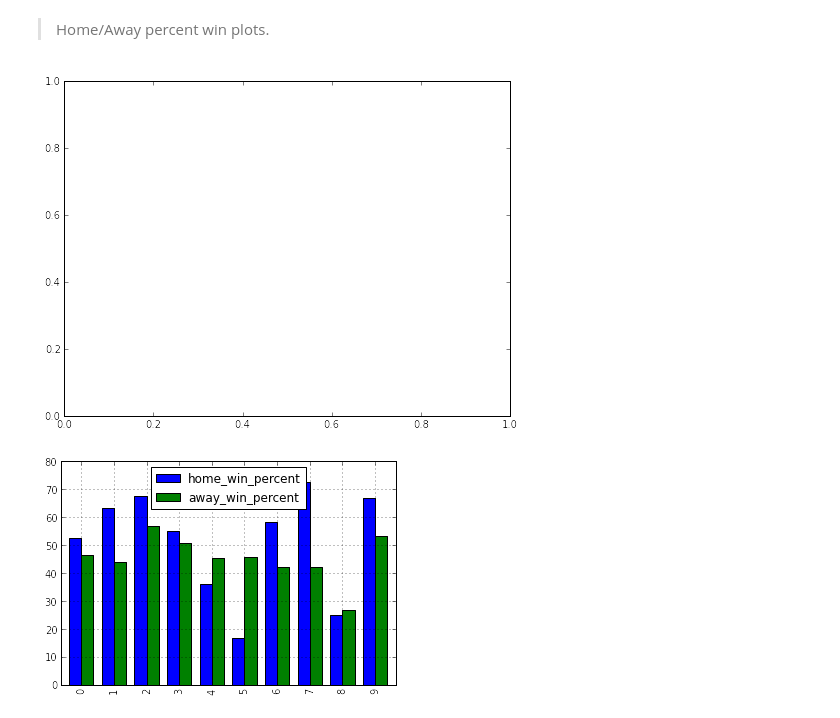
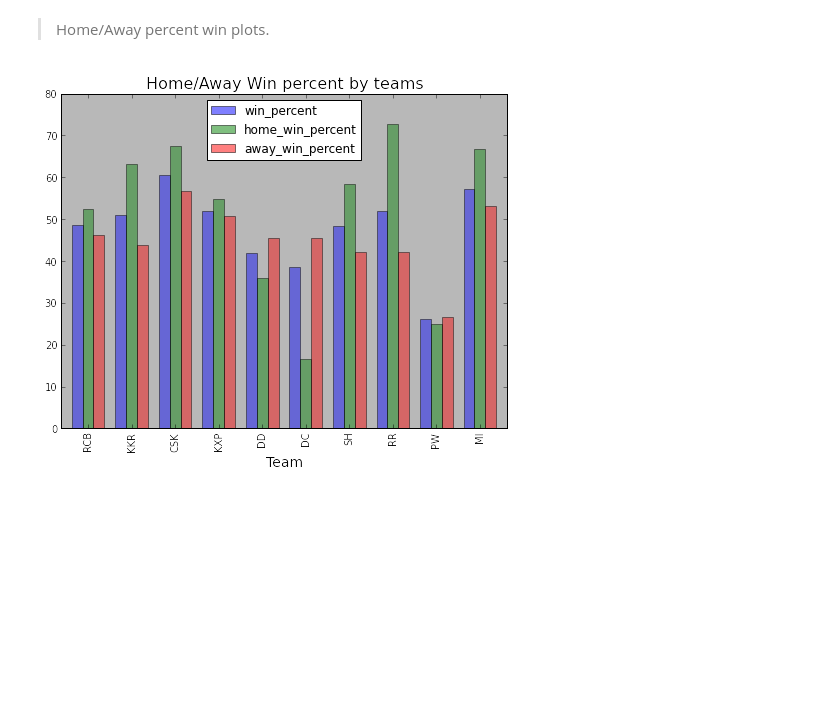
Before and after one commit to bharatreddy/collections, a Jupyter notebook: Team-Analysis.ipynb, the cells around one changed output. Drawn from its saved outputs; the diff is of its cells as text; code cells hidden in the pictures; blank space fills up the shorter version.

Commit message:
home/away win%

```diff
--- a/Team-Analysis.ipynb
+++ b/Team-Analysis.ipynb
@@ -250,23 +250,27 @@ print "--------------- Home/Away team wins ------------------"
 # %% [markdown]
 > Home/Away percent win plots.
 # %%
-plotDF = homeAwayDF[ [ 'short_name', 'home_win_percent', 'away_win_percent' ] ]
+plotDF2 = homeAwayDF[ ['short_name', 'win_percent','home_win_percent', 'away_win_percent' ] ]
 fig = plt.figure(figsize=(8,6))
-ax1 = fig.add_subplot(111)
+ax = fig.add_subplot(111)
 # plot total team wins
-ax1 = plotDF[['home_win_percent','away_win_percent']].plot(kind='bar', use_index=True)
+plotDF2[['win_percent','home_win_percent', 'away_win_percent']].plot( kind='bar', use_index=True,\
+                                                       ax=ax, alpha=0.5, grid=True)
 # ax1 = homeAwayDF.plot(x='short_name', y='home_win_percent', kind='bar',\
 #                  ylim=[0,100], fontsize = 14, color='#1E90FF' )
 # ax1 = homeAwayDF.plot(x='short_name', y='away_win_percent', kind='bar',\
 #                  ylim=[0,100], fontsize = 14, color='g', alpha=0.5, align='left' )
 # ax1.set_ylabel( 'Win Percent', fontsize=16 )
 # yticks = [20, 40, 60, 80, 100]
 # ax1.yaxis.set_ticks(yticks)
 # ax1.set_yticklabels(yticks, fontsize=14)
-# ax1.set_xlabel( 'Team', fontsize=14 )
-# ax1.set_title( 'Home/Away Win percent by teams', fontsize=16 )
+ax.set_xlabel( 'Team', fontsize=14 )
+ax.set_title( 'Home/Away Win percent by teams', fontsize=16 )
 # ax1.patch.set_facecolor('gray')
 # ax1.patch.set_alpha(0.75)
+ax.set_xticklabels(homeAwayDF['short_name'].values)
+ax.grid()
+ax.patch.set_facecolor('gray')
+ax.patch.set_alpha(0.75)
 # %% [output]
-[figure, old version]
+[figure, new version]
-[figure, removed]
```
Also changed, not shown: parts of 1 cell of this notebook.
